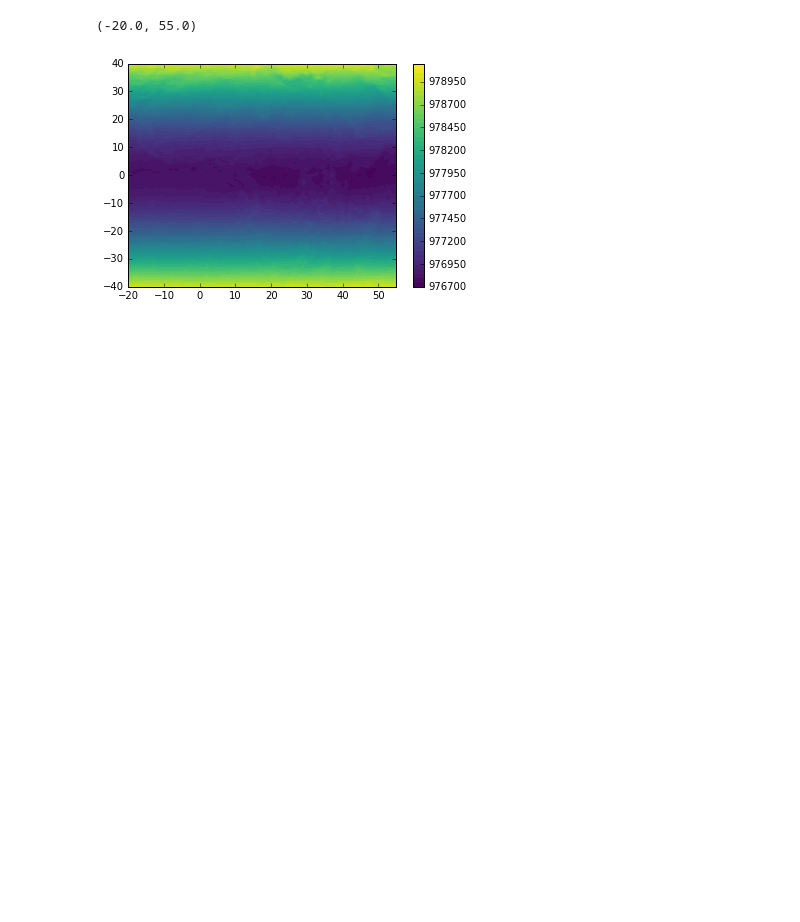
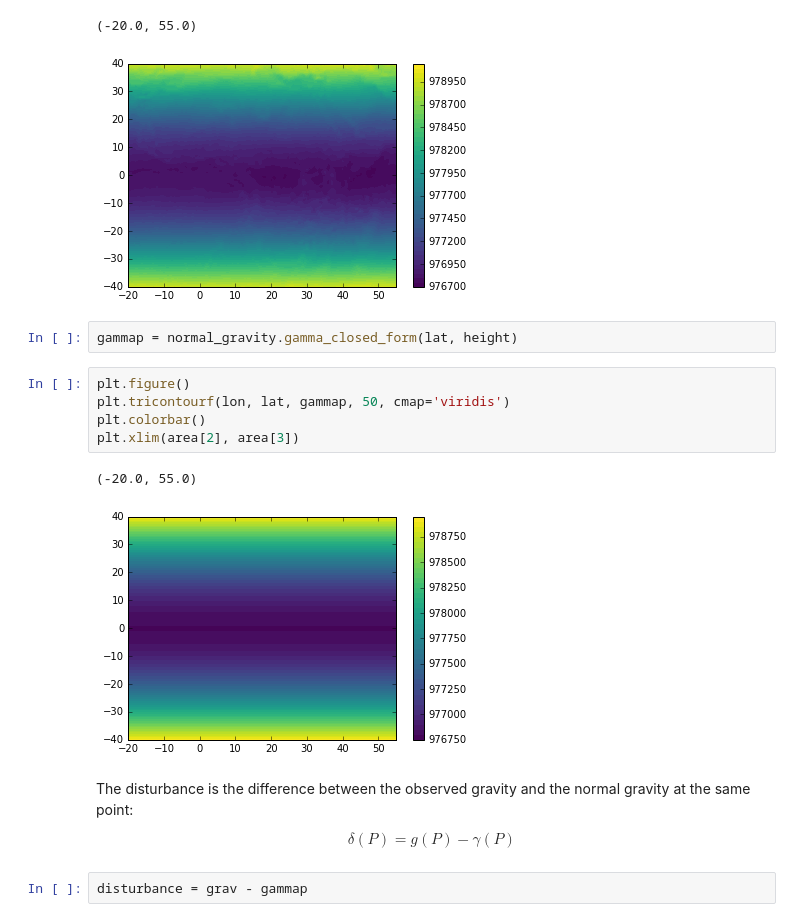
Before and after one commit to leouieda/africa-gravity, a Jupyter notebook: data_processing.ipynb, the cells around one changed output. Cells and saved outputs as stored; diff of their text form; blank space fills up the shorter version.

```diff
--- a/data_processing.ipynb
+++ b/data_processing.ipynb
@@ -56,3 +57,21 @@ plt.xlim(area[2], area[3])
 # %% [output]
 (-20.0, 55.0)
 [figure]
+# %%
+gammap = normal_gravity.gamma_closed_form(lat, height)
+# %%
+plt.figure()
+plt.tricontourf(lon, lat, gammap, 50, cmap='viridis')
+plt.colorbar()
+plt.xlim(area[2], area[3])
+# %% [output]
+(-20.0, 55.0)
+[figure, added]
+# %% [markdown]
+The disturbance is the difference between the observed gravity and the normal gravity at the same point:
+
+$$
+\delta(P) = g(P) - \gamma(P)
+$$
+# %%
+disturbance = grav - gammap
```
Also changed, not shown: parts of 9 cells of this notebook.
